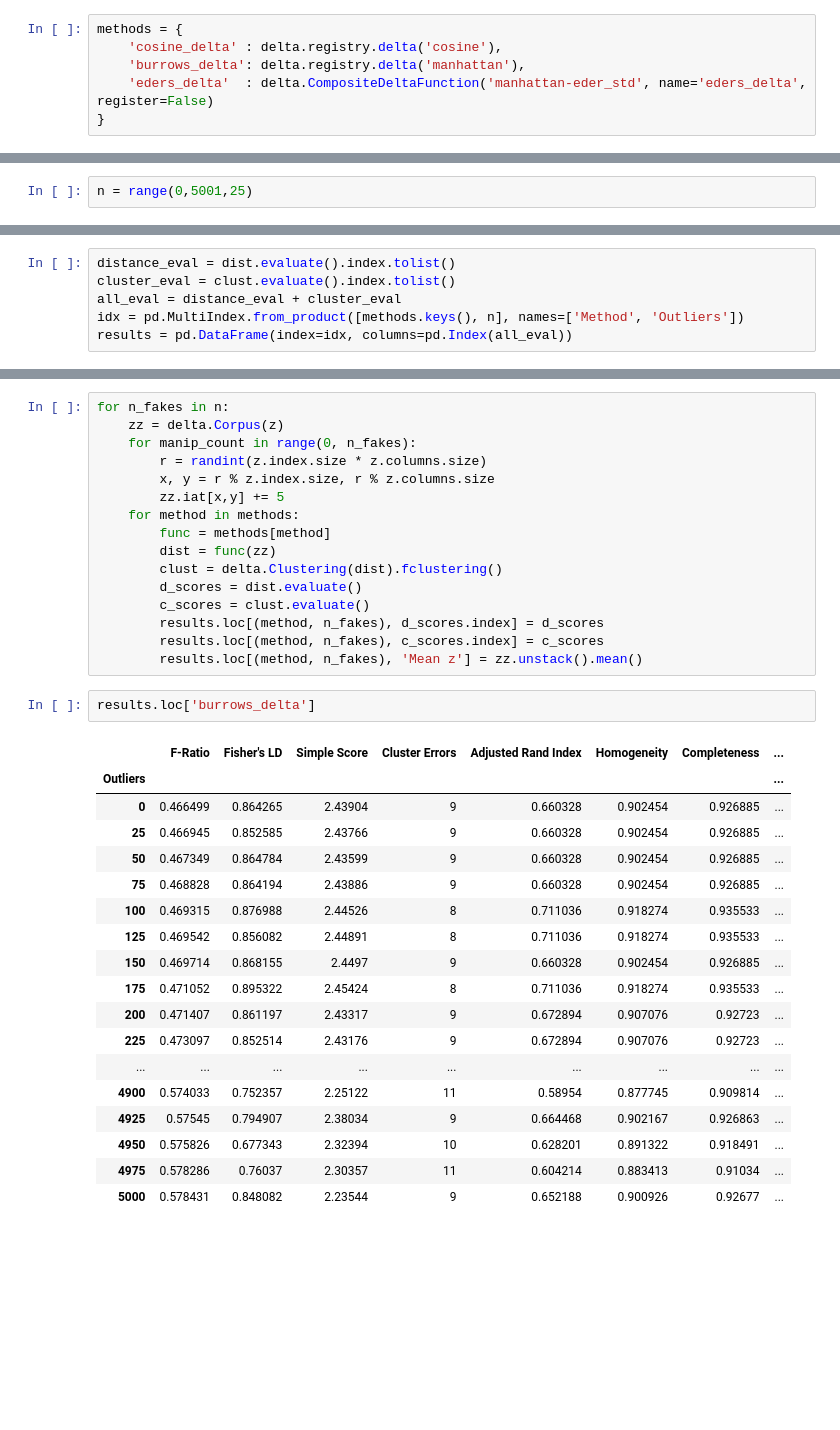
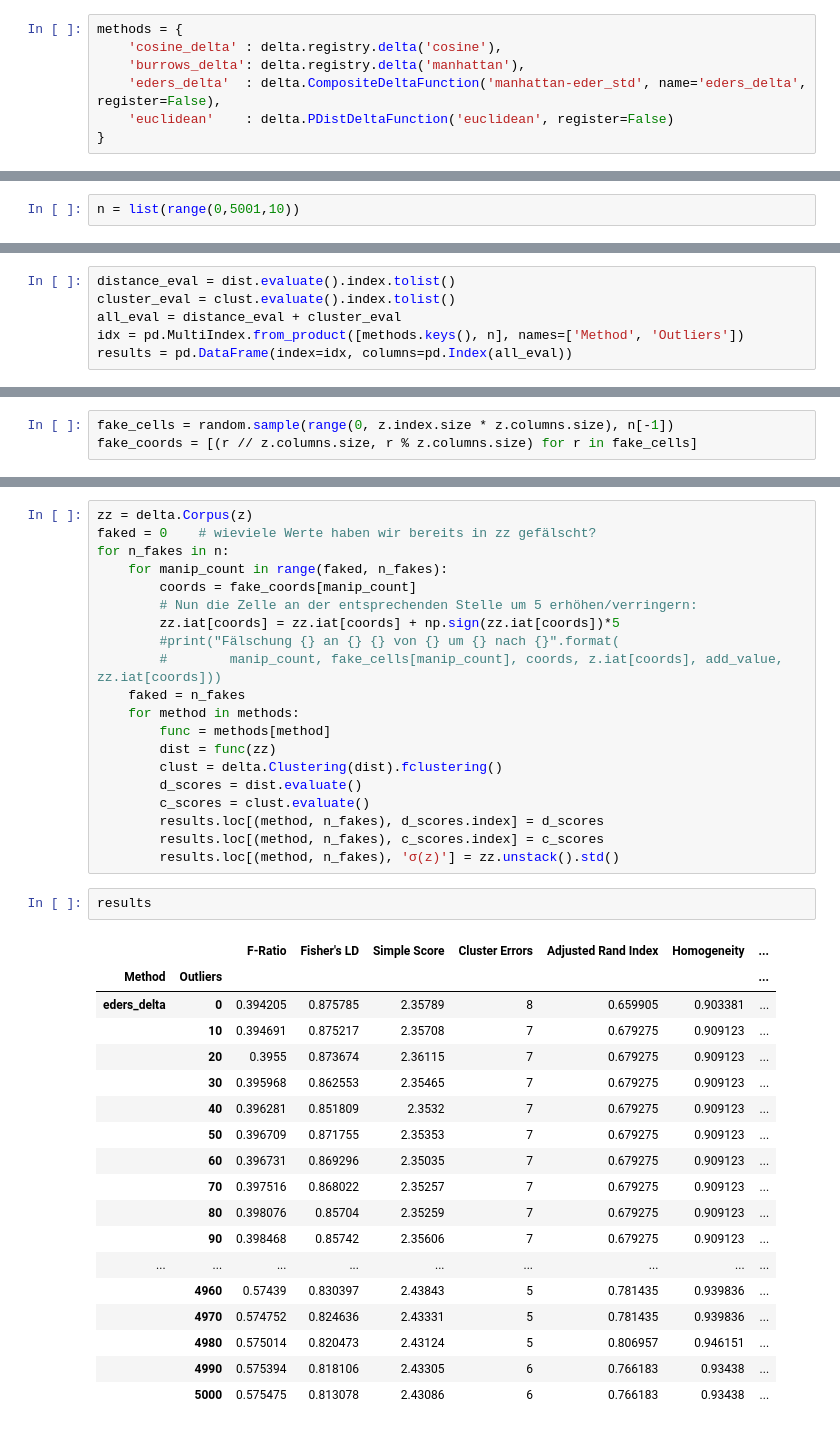
Before and after one commit to pielstroem/ExplainingDelta, a Jupyter notebook: Outliers.ipynb, the cells around one changed output, grey strips where cells are left out. Cells and saved outputs as stored; diff of their text form; blank space fills up the shorter version.

```diff
--- a/Outliers.ipynb
+++ b/Outliers.ipynb
@@ -23,7 +24,8 @@ Da wir die z-Scores bereits bestimmt haben, müssen wir nun nur noch 'den Rest'
 methods = {
     'cosine_delta' : delta.registry.delta('cosine'),
     'burrows_delta': delta.registry.delta('manhattan'),
-    'eders_delta'  : delta.CompositeDeltaFunction('manhattan-eder_std', name='eders_delta', register=False)
+    'eders_delta'  : delta.CompositeDeltaFunction('manhattan-eder_std', name='eders_delta', register=False),
+    'euclidean'    : delta.PDistDeltaFunction('euclidean', register=False)
 }
 # %% [markdown]
 Nun einmal ein Experiment mit Cosine und unmanipuliertem Z-Corpus:
@@ -61,5 +63,5 @@ Der Plan ist, jeweils $n$ Einträge zufällig zu wählen und sie dabei zu erhöh
 # %%
-n = range(0,5001,25)
+n = list(range(0,5001,10))
 # %% [markdown]
 Wir bauen einen Dataframe für die Ergebnisse:
 # %%
@@ -70,0 +75,3 @@ results = pd.DataFrame(index=idx, columns=pd.Index(all_eval))
+# %%
+fake_cells = random.sample(range(0, z.index.size * z.columns.size), n[-1])
+fake_coords = [(r // z.columns.size, r % z.columns.size) for r in fake_cells]
@@ -71,10 +80,14 @@ results = pd.DataFrame(index=idx, columns=pd.Index(all_eval))
 # %%
+zz = delta.Corpus(z)
+faked = 0    # wieviele Werte haben wir bereits in zz gefälscht?
 for n_fakes in n:
-    zz = delta.Corpus(z)
-    for manip_count in range(0, n_fakes):
-        r = randint(z.index.size * z.columns.size)
-        x, y = r % z.index.size, r % z.columns.size
-        zz.iat[x,y] += 5
+    for manip_count in range(faked, n_fakes):
+        coords = fake_coords[manip_count]
+        # Nun die Zelle an der entsprechenden Stelle um 5 erhöhen/verringern:
+        zz.iat[coords] = zz.iat[coords] + np.sign(zz.iat[coords])*5
+        #print("Fälschung {} an {} {} von {} um {} nach {}".format(
+        #        manip_count, fake_cells[manip_count], coords, z.iat[coords], add_value, zz.iat[coords]))
+    faked = n_fakes
     for method in methods:
         func = methods[method]
         dist = func(zz)
@@ -83,25 +96,25 @@ for n_fakes in n:
         c_scores = clust.evaluate()
         results.loc[(method, n_fakes), d_scores.index] = d_scores
         results.loc[(method, n_fakes), c_scores.index] = c_scores
-        results.loc[(method, n_fakes), 'Mean z'] = zz.unstack().mean()
+        results.loc[(method, n_fakes), 'σ(z)'] = zz.unstack().std()
 # %%
-results.loc['burrows_delta']
+results
 # %% [output]
-|  | F-Ratio | Fisher's LD | Simple Score | Cluster Errors | Adjusted Rand Index | Homogeneity | Completeness | ... |
-| Outliers |  |  |  |  |  |  |  | ... |
-| 0 | 0.466499 | 0.864265 | 2.43904 | 9 | 0.660328 | 0.902454 | 0.926885 | ... |
-| 25 | 0.466945 | 0.852585 | 2.43766 | 9 | 0.660328 | 0.902454 | 0.926885 | ... |
-| 50 | 0.467349 | 0.864784 | 2.43599 | 9 | 0.660328 | 0.902454 | 0.926885 | ... |
-| 75 | 0.468828 | 0.864194 | 2.43886 | 9 | 0.660328 | 0.902454 | 0.926885 | ... |
-| 100 | 0.469315 | 0.876988 | 2.44526 | 8 | 0.711036 | 0.918274 | 0.935533 | ... |
-| 125 | 0.469542 | 0.856082 | 2.44891 | 8 | 0.711036 | 0.918274 | 0.935533 | ... |
-| 150 | 0.469714 | 0.868155 | 2.4497 | 9 | 0.660328 | 0.902454 | 0.926885 | ... |
-| 175 | 0.471052 | 0.895322 | 2.45424 | 8 | 0.711036 | 0.918274 | 0.935533 | ... |
-| 200 | 0.471407 | 0.861197 | 2.43317 | 9 | 0.672894 | 0.907076 | 0.92723 | ... |
-| 225 | 0.473097 | 0.852514 | 2.43176 | 9 | 0.672894 | 0.907076 | 0.92723 | ... |
+|  |  | F-Ratio | Fisher's LD | Simple Score | Cluster Errors | Adjusted Rand Index | Homogeneity | ... |
+| Method | Outliers |  |  |  |  |  |  | ... |
+| eders_delta | 0 | 0.394205 | 0.875785 | 2.35789 | 8 | 0.659905 | 0.903381 | ... |
+|  | 10 | 0.394691 | 0.875217 | 2.35708 | 7 | 0.679275 | 0.909123 | ... |
+|  | 20 | 0.3955 | 0.873674 | 2.36115 | 7 | 0.679275 | 0.909123 | ... |
+|  | 30 | 0.395968 | 0.862553 | 2.35465 | 7 | 0.679275 | 0.909123 | ... |
+|  | 40 | 0.396281 | 0.851809 | 2.3532 | 7 | 0.679275 | 0.909123 | ... |
+|  | 50 | 0.396709 | 0.871755 | 2.35353 | 7 | 0.679275 | 0.909123 | ... |
+|  | 60 | 0.396731 | 0.869296 | 2.35035 | 7 | 0.679275 | 0.909123 | ... |
+|  | 70 | 0.397516 | 0.868022 | 2.35257 | 7 | 0.679275 | 0.909123 | ... |
+|  | 80 | 0.398076 | 0.85704 | 2.35259 | 7 | 0.679275 | 0.909123 | ... |
+|  | 90 | 0.398468 | 0.85742 | 2.35606 | 7 | 0.679275 | 0.909123 | ... |
 | ... | ... | ... | ... | ... | ... | ... | ... | ... |
-| 4900 | 0.574033 | 0.752357 | 2.25122 | 11 | 0.58954 | 0.877745 | 0.909814 | ... |
-| 4925 | 0.57545 | 0.794907 | 2.38034 | 9 | 0.664468 | 0.902167 | 0.926863 | ... |
-| 4950 | 0.575826 | 0.677343 | 2.32394 | 10 | 0.628201 | 0.891322 | 0.918491 | ... |
-| 4975 | 0.578286 | 0.76037 | 2.30357 | 11 | 0.604214 | 0.883413 | 0.91034 | ... |
-| 5000 | 0.578431 | 0.848082 | 2.23544 | 9 | 0.652188 | 0.900926 | 0.92677 | ... |
+|  | 4960 | 0.57439 | 0.830397 | 2.43843 | 5 | 0.781435 | 0.939836 | ... |
+|  | 4970 | 0.574752 | 0.824636 | 2.43331 | 5 | 0.781435 | 0.939836 | ... |
+|  | 4980 | 0.575014 | 0.820473 | 2.43124 | 5 | 0.806957 | 0.946151 | ... |
+|  | 4990 | 0.575394 | 0.818106 | 2.43305 | 6 | 0.766183 | 0.93438 | ... |
+|  | 5000 | 0.575475 | 0.813078 | 2.43086 | 6 | 0.766183 | 0.93438 | ... |
```
Also changed, not shown: parts of 15 cells of this notebook.
